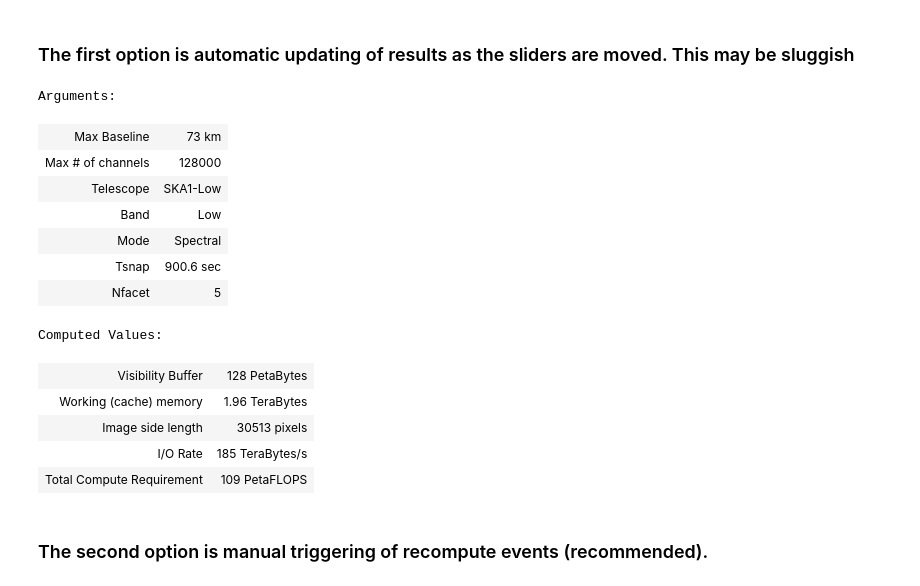
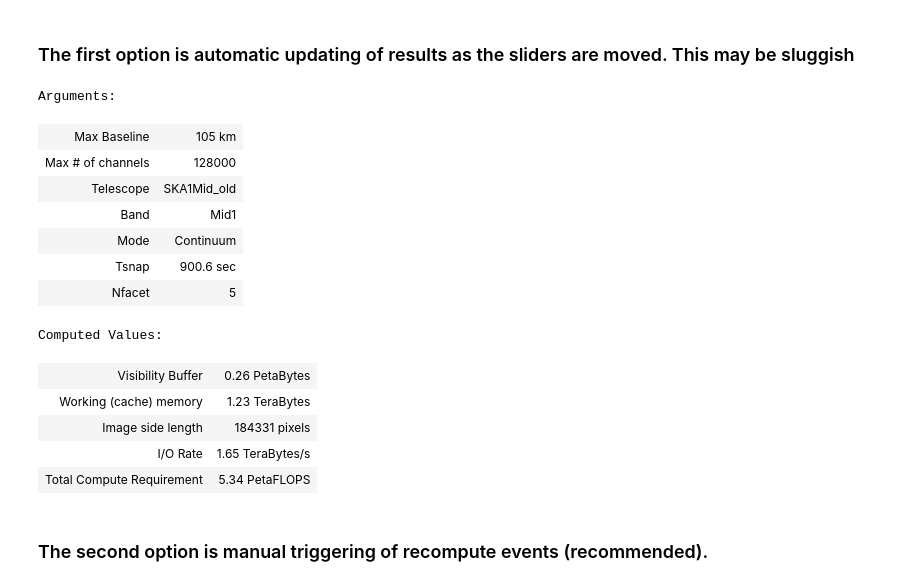
Before and after one commit to top-sim/sdp-par-model, a Jupyter notebook: iPython/SKA1_Imaging_Performance_Model.ipynb, the cells around one changed output. Drawn from its saved outputs; the diff is of its cells as text; code cells hidden in the pictures.

```diff
--- a/iPython/SKA1_Imaging_Performance_Model.ipynb
+++ b/iPython/SKA1_Imaging_Performance_Model.ipynb
@@ -168,23 +174,23 @@ IPython console for SymPy 0.7.6 (Python 2.7.7-32-bit) (ground types: python)
 # %% [markdown]
 ### The first option is automatic updating of results as the sliders are moved. This may be sluggish
 # %%
-interact(compute_flops_subset, max_baseline=(10,200), Nf_max = (1,256000,1), Nfacet=(1,10,1), Tsnap=(1.2,1800), Telescope=telescopes_pretty_print,
-         Mode=modes_pretty_print);
+interact(compute_flops_subset, max_baseline=(10,200), Nf_max = (1,256000,1), Nfacet=(1,10,1), Tsnap=(1.2,1800),
+         Telescope=available_teles, Band=available_bands, Mode=available_modes);
 # %% [output]
 Arguments:
-| Max Baseline | 73 km |
+| Max Baseline | 105 km |
 | Max # of channels | 128000 |
-| Telescope | SKA1-Low |
-| Band | Low |
-| Mode | Spectral |
+| Telescope | SKA1Mid_old |
+| Band | Mid1 |
+| Mode | Continuum |
 | Tsnap | 900.6 sec |
 | Nfacet | 5 |
 Computed Values:
-| Visibility Buffer | 128 PetaBytes |
-| Working (cache) memory | 1.96 TeraBytes |
-| Image side length | 30513 pixels |
-| I/O Rate | 185 TeraBytes/s |
-| Total Compute Requirement | 109 PetaFLOPS |
+| Visibility Buffer | 0.26 PetaBytes |
+| Working (cache) memory | 1.23 TeraBytes |
+| Image side length | 184331 pixels |
+| I/O Rate | 1.65 TeraBytes/s |
+| Total Compute Requirement | 5.34 PetaFLOPS |
 # %% [markdown]
 ### The second option is manual triggering of recompute events (recommended).
 # %% [markdown]
```
Also changed, not shown: parts of 2 cells of this notebook, 7 other files.
